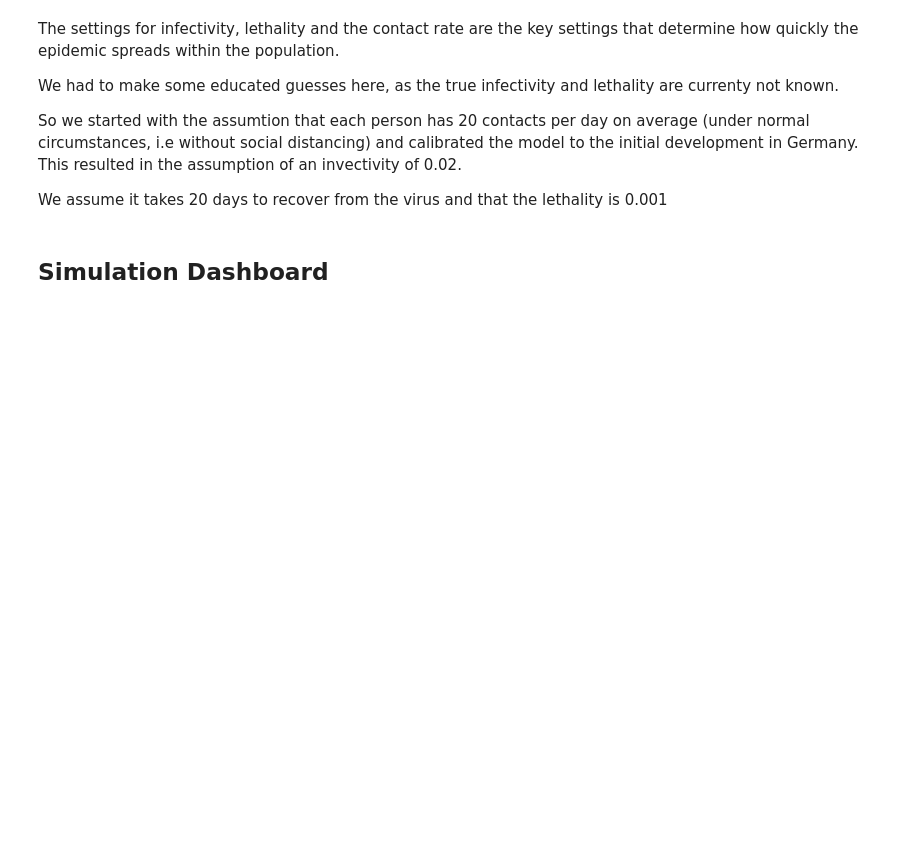
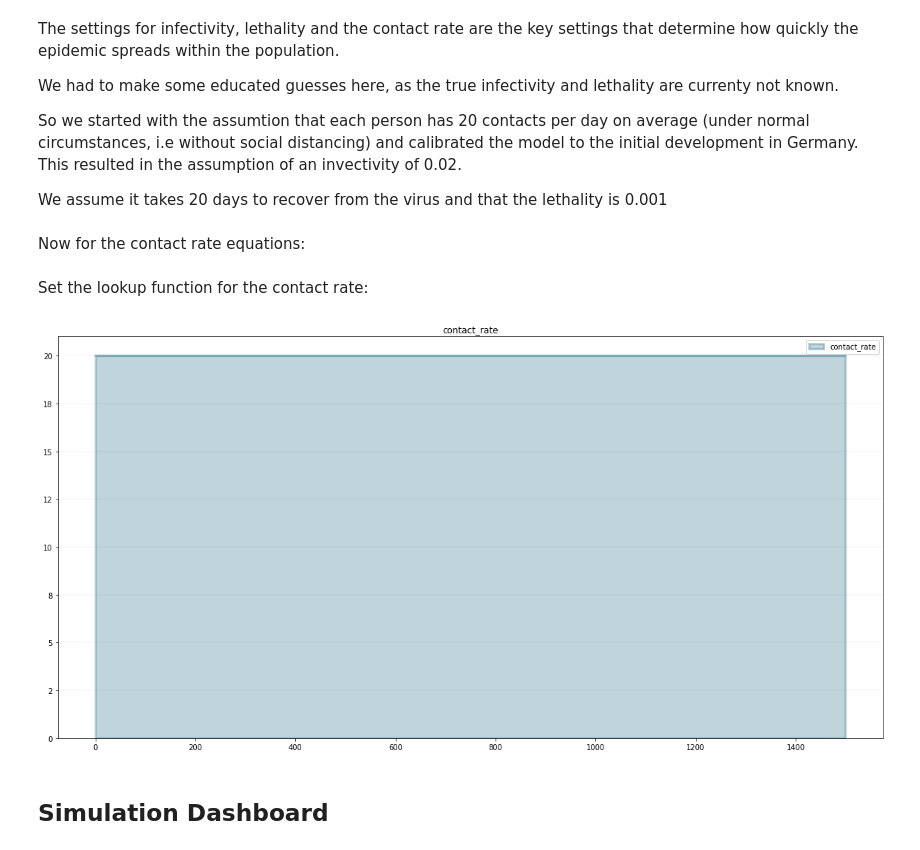
Before and after one commit to transentis/sim-covid-19, a Jupyter notebook: sim-covid-19.ipynb, the cells around one changed output. Cells and saved outputs as stored; diff of their text form; code cells hidden in the pictures; blank space fills up the shorter version.

```diff
--- a/sim-covid-19.ipynb
+++ b/sim-covid-19.ipynb
@@ -98,0 +118,2 @@ death_rate.equation = infectious*lethality
+# %% [markdown]
+Now for the contact rate equations:
@@ -99,3 +130,16 @@ death_rate.equation = infectious*lethality
+# %% [markdown]
+Set the lookup function for the contact rate:
+# %%
+contact_rate_points = []
+num_contacts = 20
+for t in range(int(model.stoptime)):
+    contact_rate_points.append((t,num_contacts))
+# %%
+model.points["contact_rate"]=contact_rate_points
+# %%
+model.plot_lookup("contact_rate")
+# %% [output]
+[figure, added]
 # %% [markdown]
 ## Simulation Dashboard
 # %%
```
Also changed, not shown: parts of 32 cells of this notebook, 1 other file.
